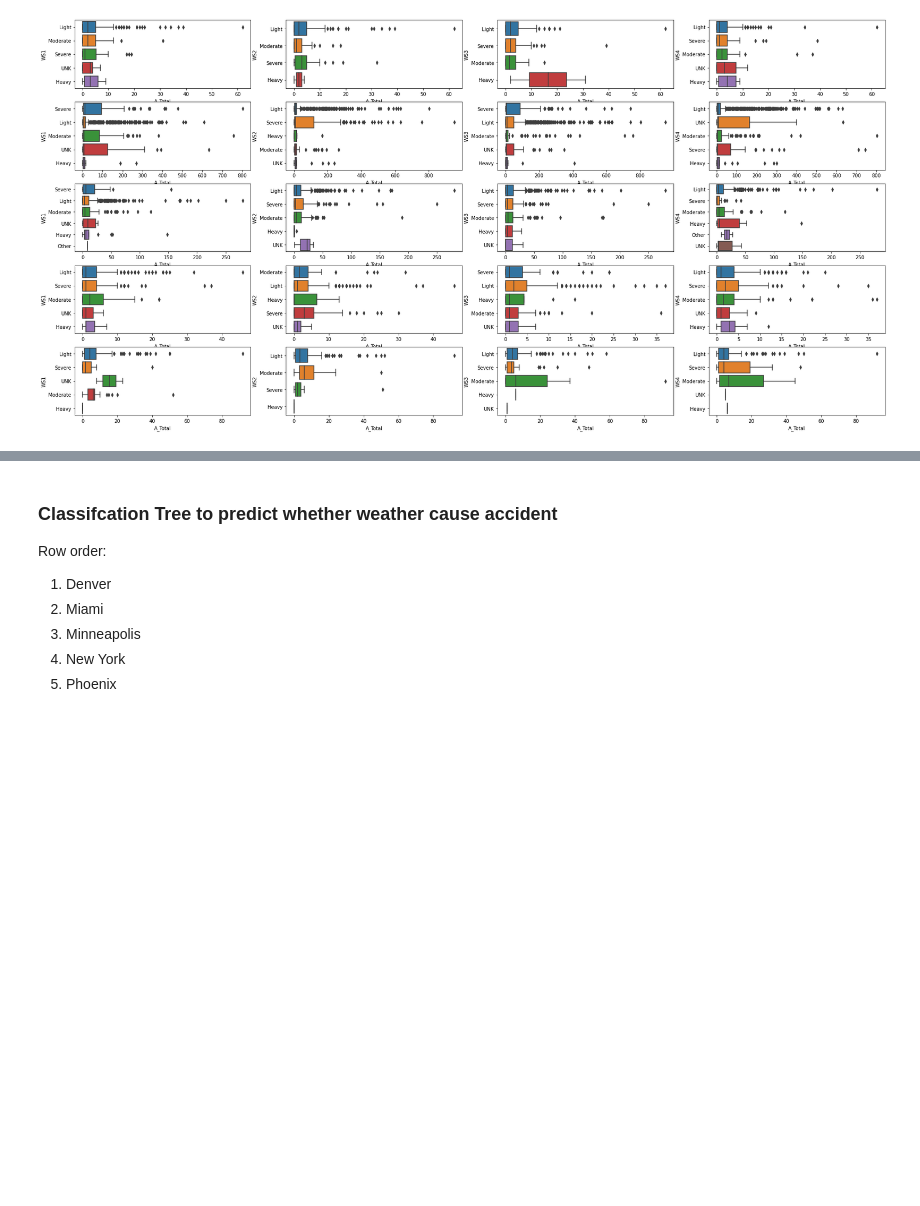
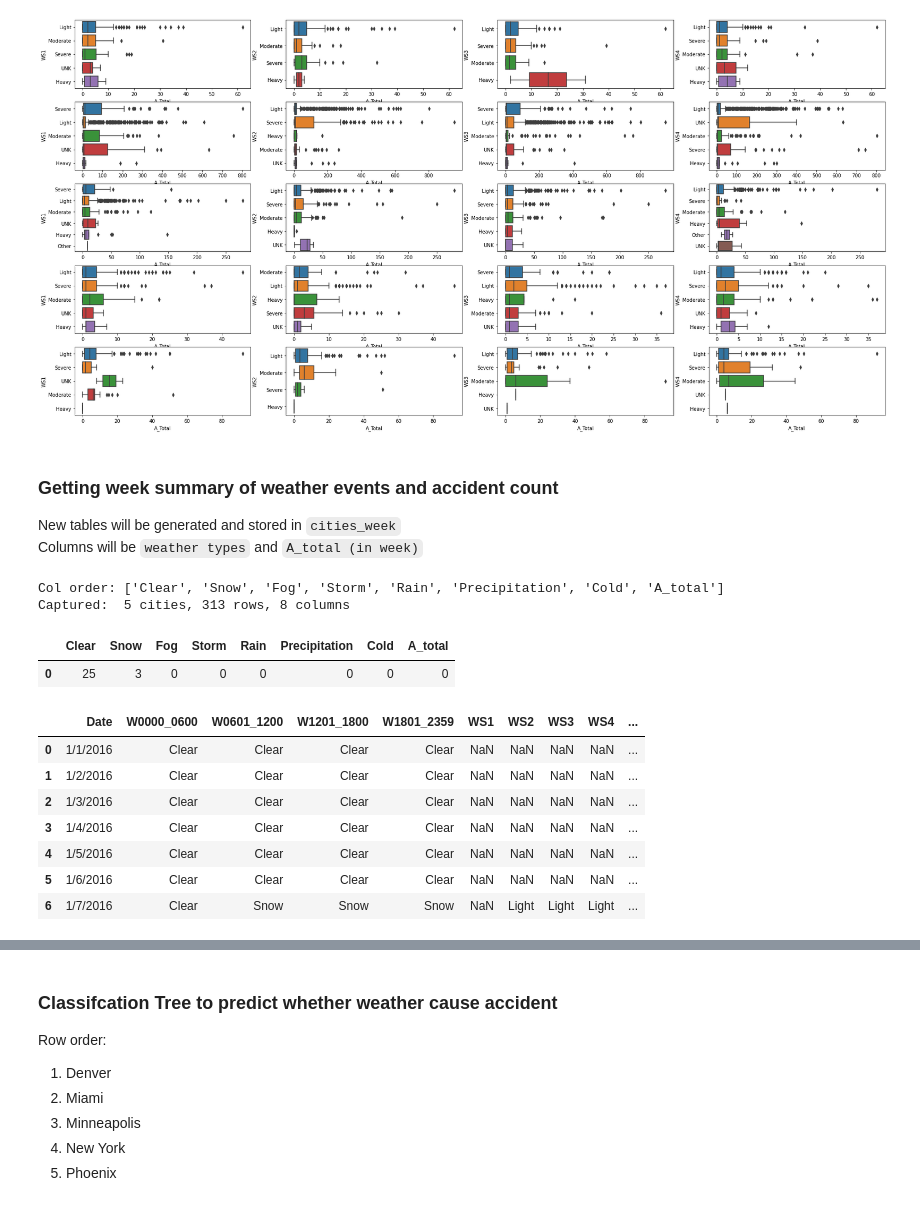
Before and after one commit to JarrelT/SC1015-Project-Ay2021, a Jupyter notebook: SC1015_Project.ipynb, the cells around one changed output, grey strips where cells are left out. Cells and saved outputs as stored; diff of their text form; code cells hidden in the pictures; blank space fills up the shorter version.

Commit message:
added cities_week

```diff
--- a/SC1015_Project.ipynb
+++ b/SC1015_Project.ipynb
@@ -110,3 +102,56 @@ for i in range(city_count):
 		sb.boxplot(x = 'A_Total', y = category[j + 4] , data = cities[i], orient = 'h', ax = axes[i,j])
 # %% [output]
 [figure]
+# %% [markdown]
+<h3>Getting week summary of weather events and accident count</h3>
+
+New tables will be generated and stored in `cities_week`<br>
+Columns will be `weather types` and `A_total (in week)`<br>
+# %%
+row_init = cities[0].shape[0]
+row_count = int(row_init / 7)
+type_str = cities[0]['W0000_0600'].unique()
+type_count = len(type_str)
+col_order = type_str.tolist()
+
+col_order.append("A_total")
+cities_week = [[]] * city_count
+for i in range(city_count):
+	cities_week[i] = [[]] * row_count
+
+print("Col order:", col_order)
+# this part requires some time to sum up the records every 7 days
+for i in range(city_count):
+	accumulate = [0 for i in range(type_count + 1)]
+	for j in range(row_init):
+		if j%7 == 0 and j != 0:
+			cities_week[i][int(j/7)-1] = accumulate
+			accumulate = [0 for i in range(type_count + 1)]
+		for k in range(type_count):
+			for c in range(4): # category 0, 1, 2, 3
+				if cities[i][category[c]][j] == type_str[k]:
+					accumulate[k] = accumulate[k] + 1
+		accumulate[type_count] = accumulate[type_count] + cities[i]['A_Total'][j]
+
+print("Captured: ", len(cities_week), "cities,", len(cities_week[0]), "rows,", len(cities_week[0][312]), "columns")
+for i in range(city_count):
+	cities_week[i] = pd.DataFrame.from_records(cities_week[i], columns=col_order)
+# %% [output]
+Col order: ['Clear', 'Snow', 'Fog', 'Storm', 'Rain', 'Precipitation', 'Cold', 'A_total']
+Captured:  5 cities, 313 rows, 8 columns
+# %%
+cities_week[0].head(1) # summary of first 7 days from cities[0]
+# %% [output]
+|  | Clear | Snow | Fog | Storm | Rain | Precipitation | Cold | A_total |
+| 0 | 25 | 3 | 0 | 0 | 0 | 0 | 0 | 0 |
+# %%
+cities[0].head(7) # calculate the amount of 'Clear' and 'Snow' and compare it with the out put of previous cells
+# %% [output]
+|  | Date | W0000_0600 | W0601_1200 | W1201_1800 | W1801_2359 | WS1 | WS2 | WS3 | WS4 | ... |
+| 0 | 1/1/2016 | Clear | Clear | Clear | Clear | NaN | NaN | NaN | NaN | ... |
+| 1 | 1/2/2016 | Clear | Clear | Clear | Clear | NaN | NaN | NaN | NaN | ... |
+| 2 | 1/3/2016 | Clear | Clear | Clear | Clear | NaN | NaN | NaN | NaN | ... |
+| 3 | 1/4/2016 | Clear | Clear | Clear | Clear | NaN | NaN | NaN | NaN | ... |
+| 4 | 1/5/2016 | Clear | Clear | Clear | Clear | NaN | NaN | NaN | NaN | ... |
+| 5 | 1/6/2016 | Clear | Clear | Clear | Clear | NaN | NaN | NaN | NaN | ... |
+| 6 | 1/7/2016 | Clear | Snow | Snow | Snow | NaN | Light | Light | Light | ... |
```
Also changed, not shown: parts of 7 cells of this notebook.
